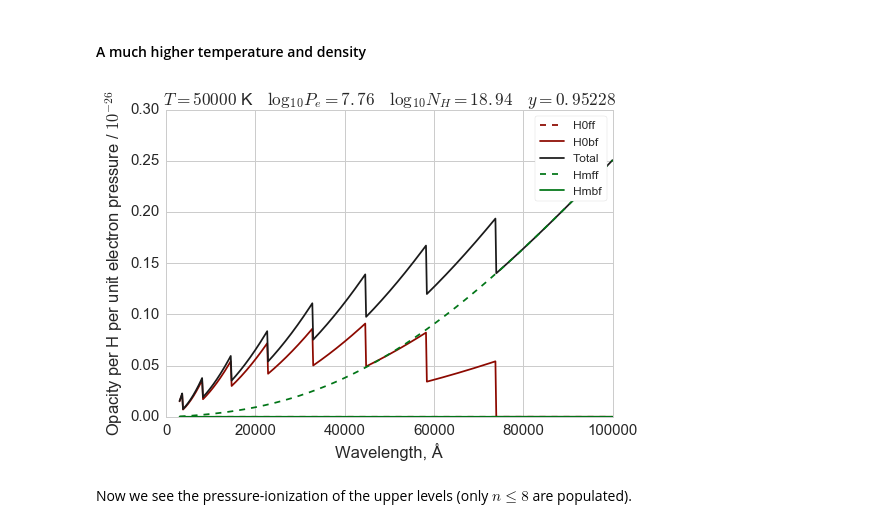
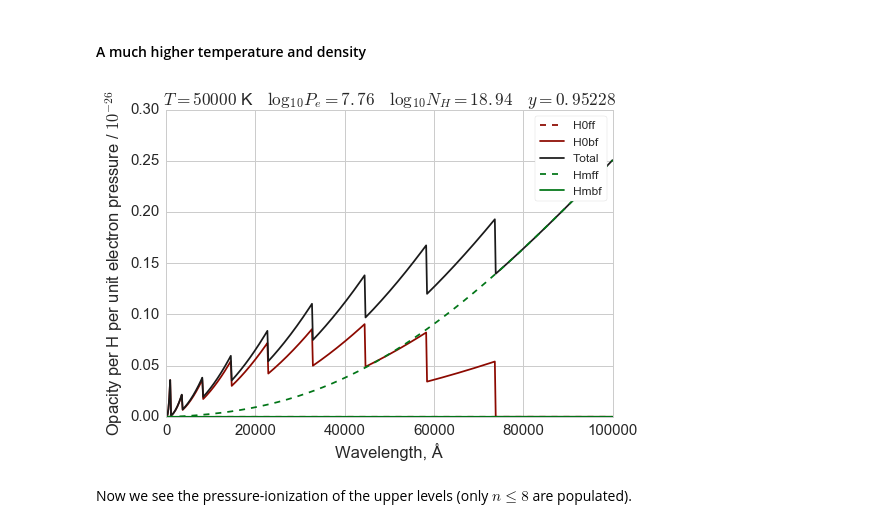
Before and after one commit to deprecated/lte-opacities, a Jupyter notebook: LTE Opacity.ipynb, the cells around one changed output. Cells and saved outputs as stored; diff of their text form; code cells hidden in the pictures.

```diff
--- a/LTE Opacity.ipynb
+++ b/LTE Opacity.ipynb
@@ -746,9 +746,9 @@ H$^0$ opacity now completely dominates. _My excited levels are not as high as in
 # %% [markdown]
 #### A much higher temperature and density
 # %%
-plot_opacities(10**7.76, 50000, wavrange=[3000, 100000])
+plot_opacities(10**7.76, 50000, wavrange=[300, 100000])
 # %% [output]
-[figure, old version]
+[figure, new version]
 # %% [markdown]
 Now we see the pressure-ionization of the upper levels (only $n \le 8$ are populated).
 # %%
```
Also changed, not shown: parts of 2 cells of this notebook, 23 other files.
